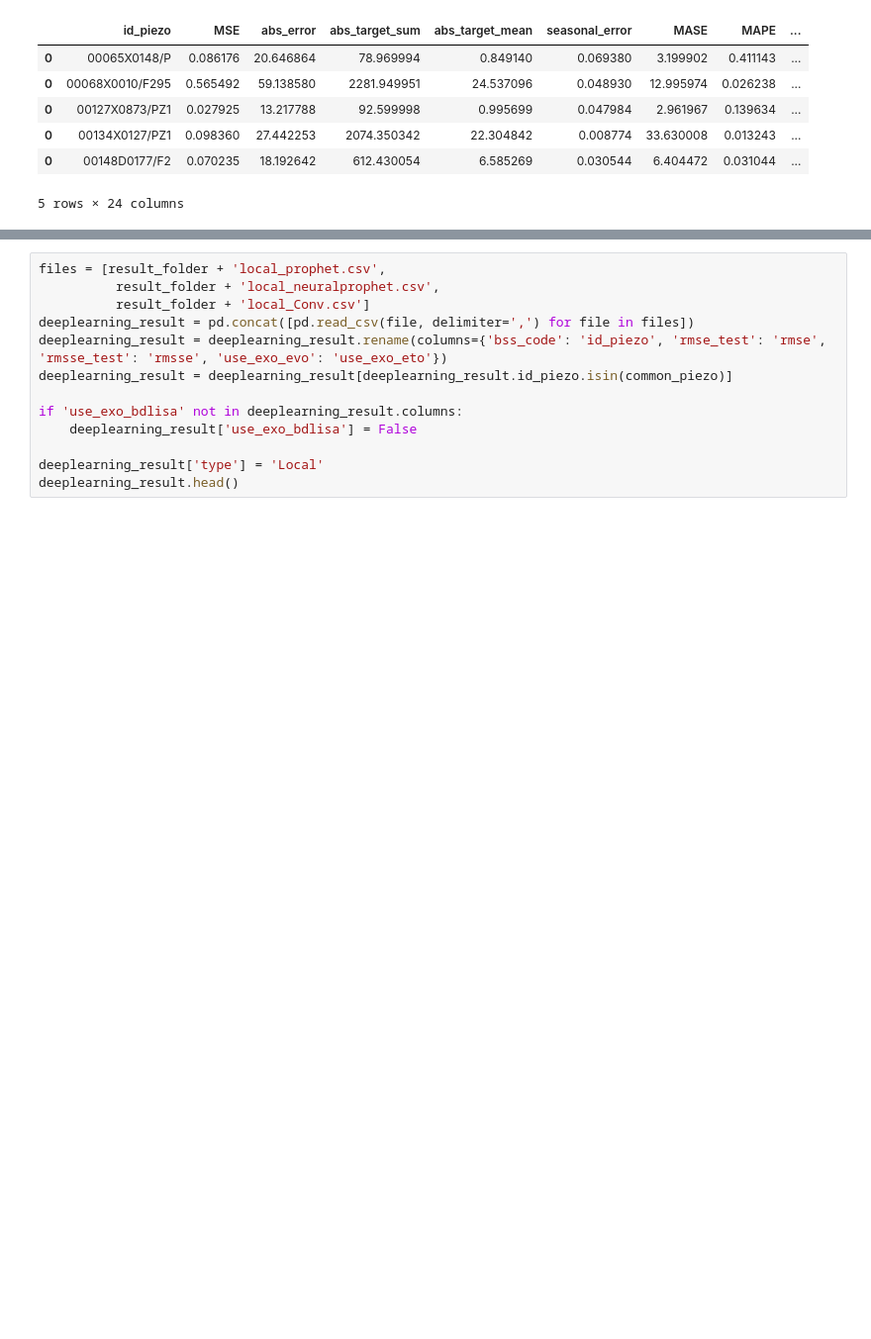
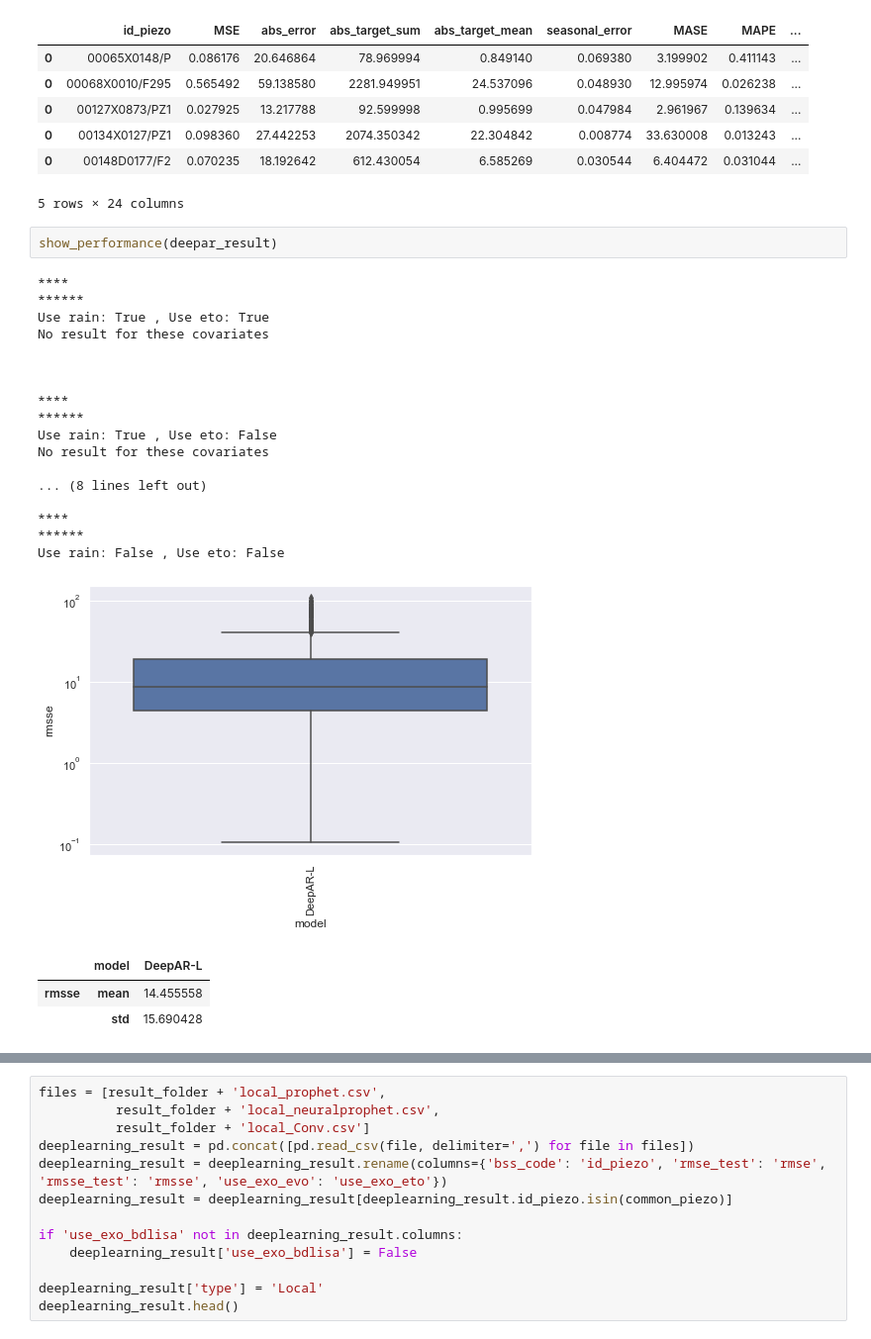
Before and after one commit to frankl1/piezoforecast, a Jupyter notebook: results/analysis.ipynb, the cells around one changed output, grey strips where cells are left out. Shown at 99% size. Saved outputs shown, nothing was run; the diff lists cells and outputs as text; blank space fills up the shorter version.

```diff
--- a/results/analysis.ipynb
+++ b/results/analysis.ipynb
@@ -144,3 +190,27 @@ deepar_result.head()
 | 0 | 00134X0127/PZ1 | 0.098360 | 27.442253 | 2074.350342 | 22.304842 | 0.008774 | 33.630008 | 0.013243 | ... |
 | 0 | 00148D0177/F2 | 0.070235 | 18.192642 | 612.430054 | 6.585269 | 0.030544 | 6.404472 | 0.031044 | ... |
 5 rows × 24 columns
+# %%
+show_performance(deepar_result)
+# %% [output]
+****
+******
+Use rain: True , Use eto: True
+No result for these covariates
+
+
+
+****
+******
+Use rain: True , Use eto: False
+No result for these covariates
+
+... (8 lines left out)
+
+****
+******
+Use rain: False , Use eto: False
+[figure, added]
+|  | model | DeepAR-L |
+| rmsse | mean | 14.455558 |
+|  | std | 15.690428 |
```
Also changed, not shown: parts of 25 cells of this notebook.
